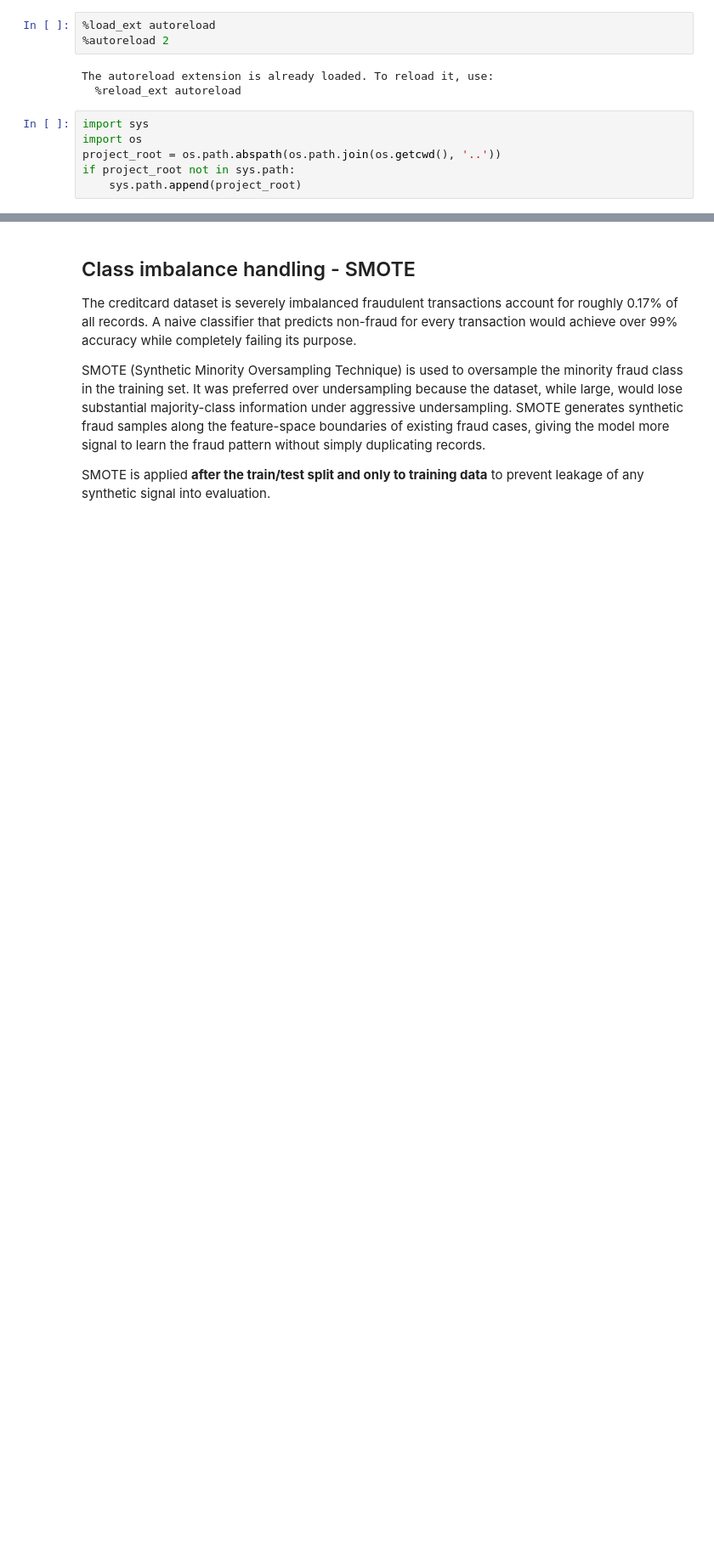
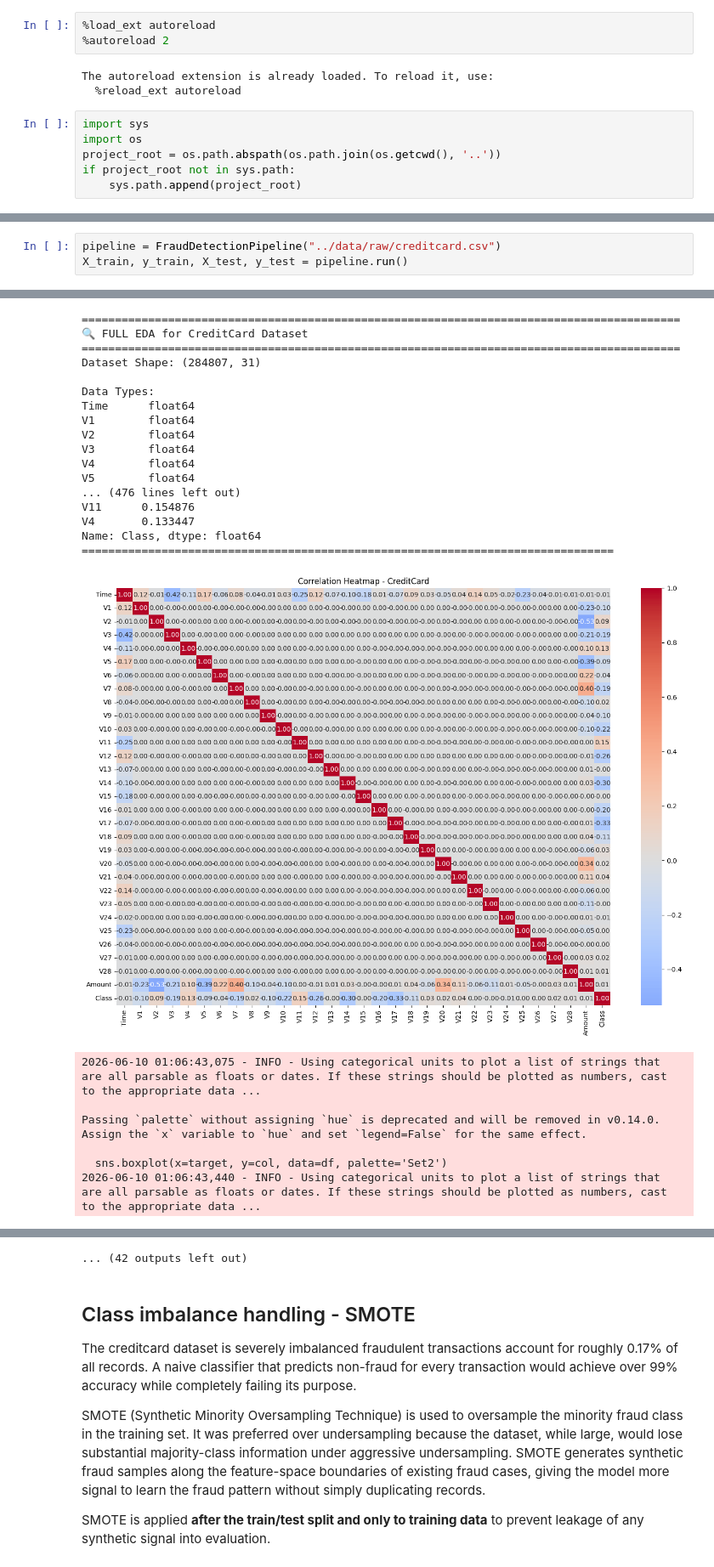
Before and after one commit to soliana-k/fraud-detection, a Jupyter notebook: notebooks/eda_credit_card.ipynb, the cells around one changed output, grey strips where cells are left out. Shown at 85% size. Saved outputs shown, nothing was run; the diff lists cells and outputs as text; blank space fills up the shorter version.

Commit message:
feat: refactor the eda class, add docstrings, add more insightful plots that make decision making easier

```diff
--- a/notebooks/eda_credit_card.ipynb
+++ b/notebooks/eda_credit_card.ipynb
@@ -48,0 +15,4 @@ None
+# %%
+pipeline = FraudDetectionPipeline("../data/raw/creditcard.csv")
+X_train, y_train, X_test, y_test = pipeline.run()
+# %% [output]
@@ -48,0 +20,24 @@ None
+==========================================================================================
+🔍 FULL EDA for CreditCard Dataset
+==========================================================================================
+Dataset Shape: (284807, 31)
+
+Data Types:
+Time      float64
+V1        float64
+V2        float64
+V3        float64
+V4        float64
+V5        float64
+... (476 lines left out)
+V11      0.154876
+V4       0.133447
+Name: Class, dtype: float64
+================================================================================
+[figure, added]
+2026-06-10 01:06:43,075 - INFO - Using categorical units to plot a list of strings that are all parsable as floats or dates. If these strings should be plotted as numbers, cast to the appropriate data ...
+
+Passing `palette` without assigning `hue` is deprecated and will be removed in v0.14.0. Assign the `x` variable to `hue` and set `legend=False` for the same effect.
+
+  sns.boxplot(x=target, y=col, data=df, palette='Set2')
+2026-06-10 01:06:43,440 - INFO - Using categorical units to plot a list of strings that are all parsable as floats or dates. If these strings should be plotted as numbers, cast to the appropriate data ...
@@ -49,3 +72,4 @@ None
+... (42 outputs left out)
 # %% [markdown]
 ## Class imbalance handling - SMOTE
 
```
Also changed, not shown: parts of 3 cells of this notebook, 2 other files.
